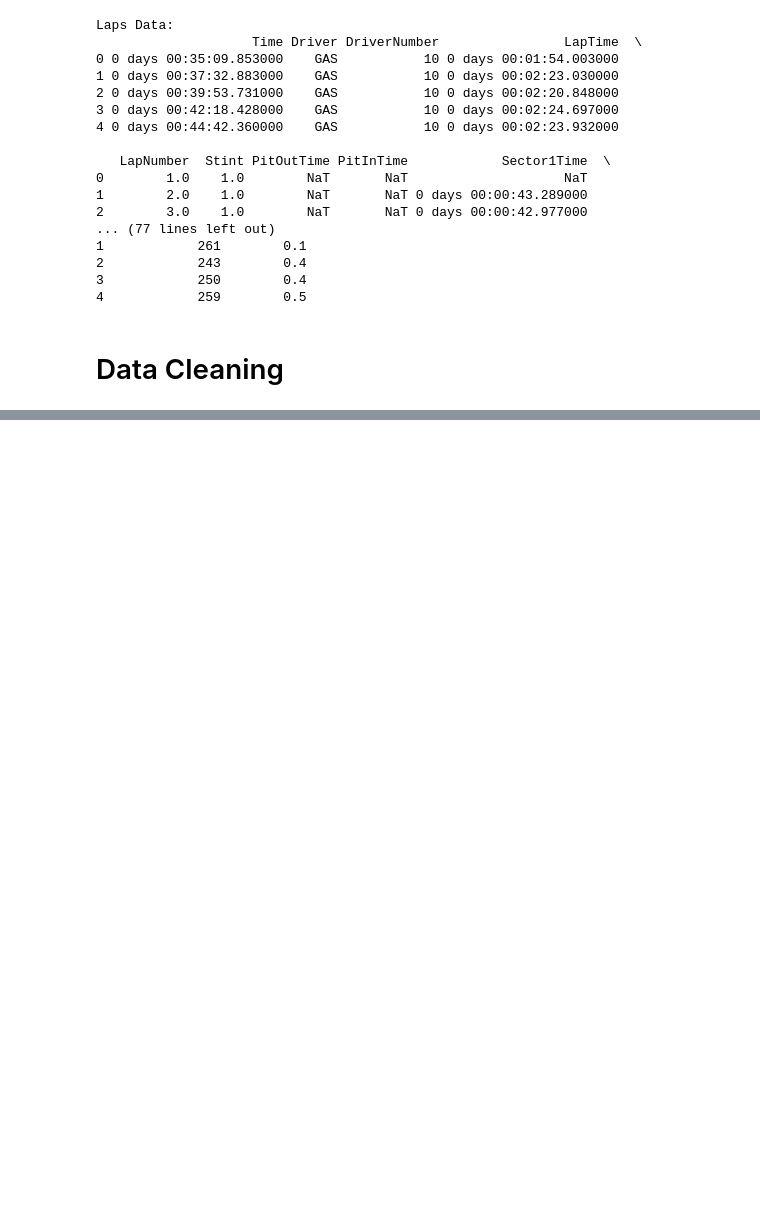
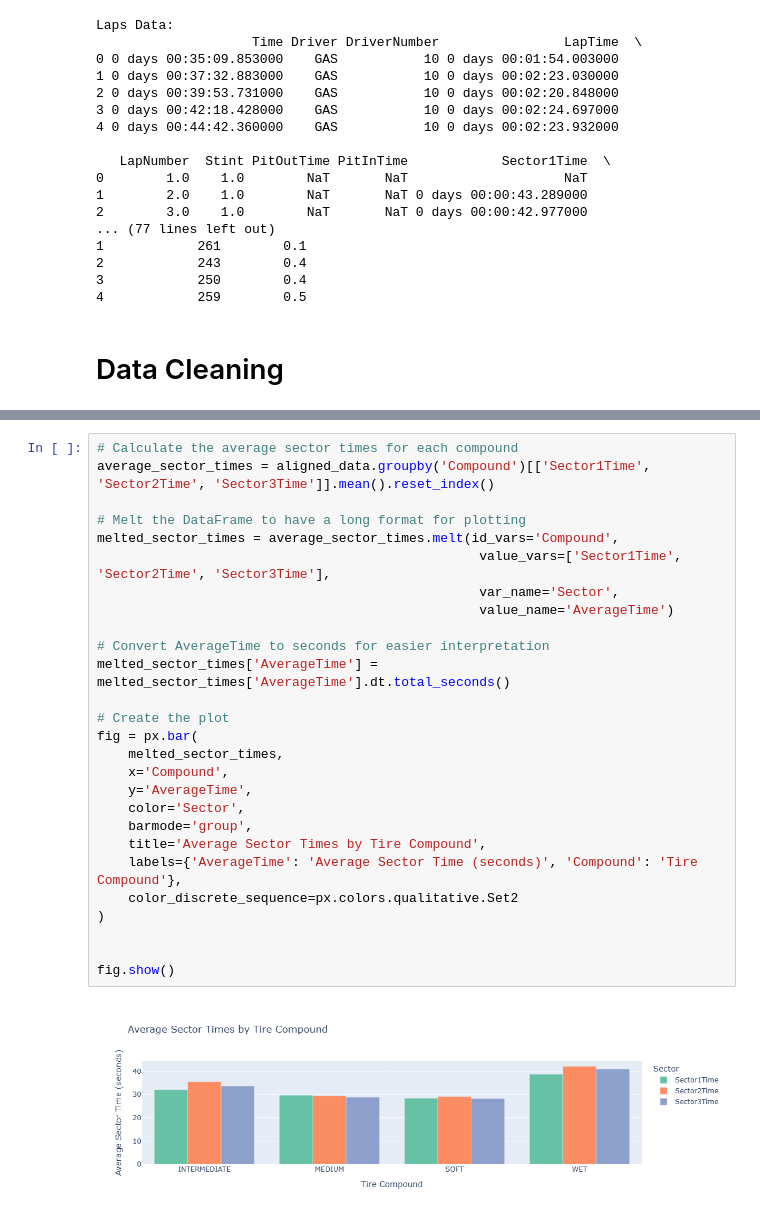
Before and after one commit to Laurennc33/f1_weather, a Jupyter notebook: code/phase_II.ipynb, the cells around one changed output, grey strips where cells are left out. Drawn from its saved outputs; the diff is of its cells as text; blank space fills up the shorter version.

```diff
--- a/code/phase_II.ipynb
+++ b/code/phase_II.ipynb
@@ -225,0 +262,29 @@ Cleaned Laps Data:
+# %%
+# Calculate the average sector times for each compound
+average_sector_times = aligned_data.groupby('Compound')[['Sector1Time', 'Sector2Time', 'Sector3Time']].mean().reset_index()
+
+# Melt the DataFrame to have a long format for plotting
+melted_sector_times = average_sector_times.melt(id_vars='Compound',
+                                                 value_vars=['Sector1Time', 'Sector2Time', 'Sector3Time'],
+                                                 var_name='Sector',
+                                                 value_name='AverageTime')
+
+# Convert AverageTime to seconds for easier interpretation
+melted_sector_times['AverageTime'] = melted_sector_times['AverageTime'].dt.total_seconds()
+
+# Create the plot
+fig = px.bar(
+    melted_sector_times,
+    x='Compound',
+    y='AverageTime',
+    color='Sector',
+    barmode='group',
+    title='Average Sector Times by Tire Compound',
+    labels={'AverageTime': 'Average Sector Time (seconds)', 'Compound': 'Tire Compound'},
+    color_discrete_sequence=px.colors.qualitative.Set2
+)
+
+
+fig.show()
+# %% [output]
+[figure, added]
```
Also changed, not shown: parts of 20 cells of this notebook, 1 other file.
